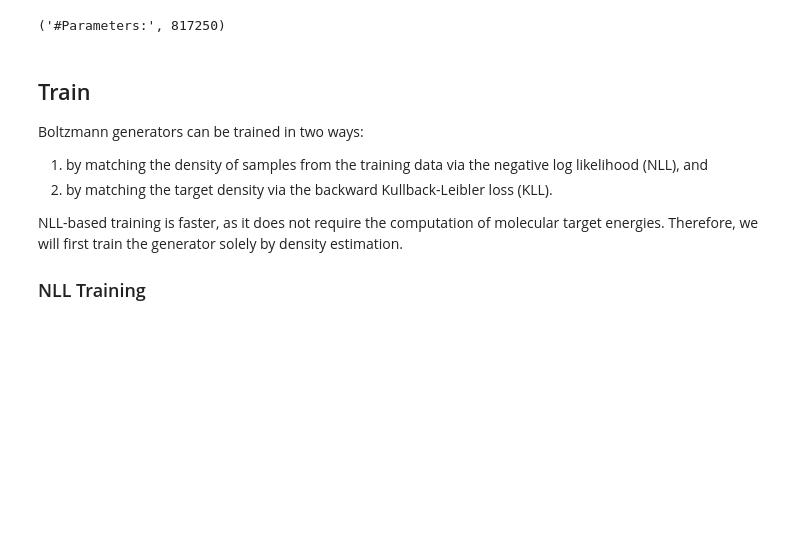
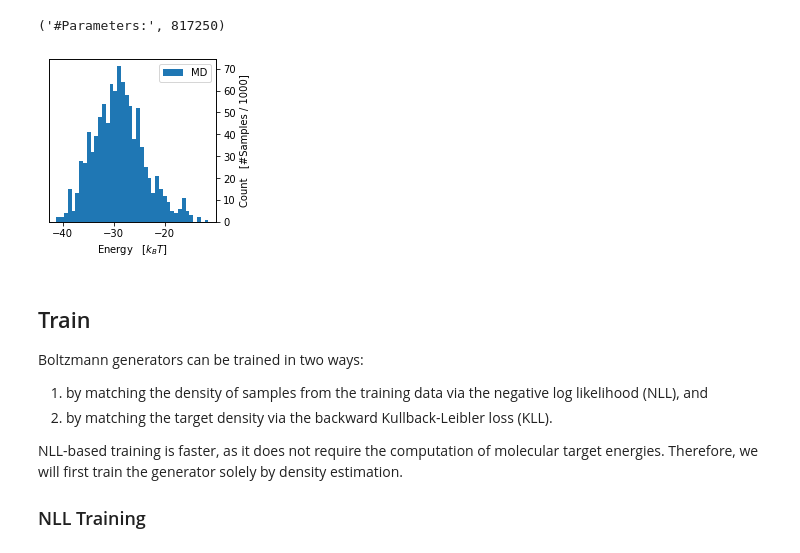
Before and after one commit to michellab/bgflow, a Jupyter notebook: BGflow_examples/alanine_dipeptide_basics.ipynb, the cells around one changed output. Drawn from its saved outputs; the diff is of its cells as text; code cells hidden in the pictures; blank space fills up the shorter version.

```diff
--- a/BGflow_examples/alanine_dipeptide_basics.ipynb
+++ b/BGflow_examples/alanine_dipeptide_basics.ipynb
@@ -303,6 +315,24 @@ def plot_energies(ax, samples, target_energy, test_data):
     ax2.hist(md_energies, range=(-50, cut), bins=40, density=False, label="MD")
     ax2.set_ylabel(f"Count   [#Samples / {len(samples)}]")
     ax2.legend()
+# %%
+def plot_energy_onlyMD(ax, target_energy, test_data):
+    md_energies = target_energy.energy(test_data[:1000]).cpu().detach().numpy()
+
+    ax.set_xlabel("Energy   [$k_B T$]")
+    # y-axis on the right
+    ax2 = plt.twinx(ax)
+    ax.get_yaxis().set_visible(False)
+
+    #ax2.hist(sample_energies, range=(-50, cut), bins=40, density=False, label="BG")
+    ax2.hist(md_energies, bins=40, density=False, label="MD")
+    ax2.set_ylabel(f"Count   [#Samples / 1000]")
+    ax2.legend()
+# %%
+fig, ax = plt.subplots(figsize=(3,3))
+plot_energy_onlyMD(ax,target_energy,test_data)
+# %% [output]
+[figure, added]
 # %% [markdown]
 ## Train
 
```
Also changed, not shown: parts of 12 cells of this notebook, 1 other file.
